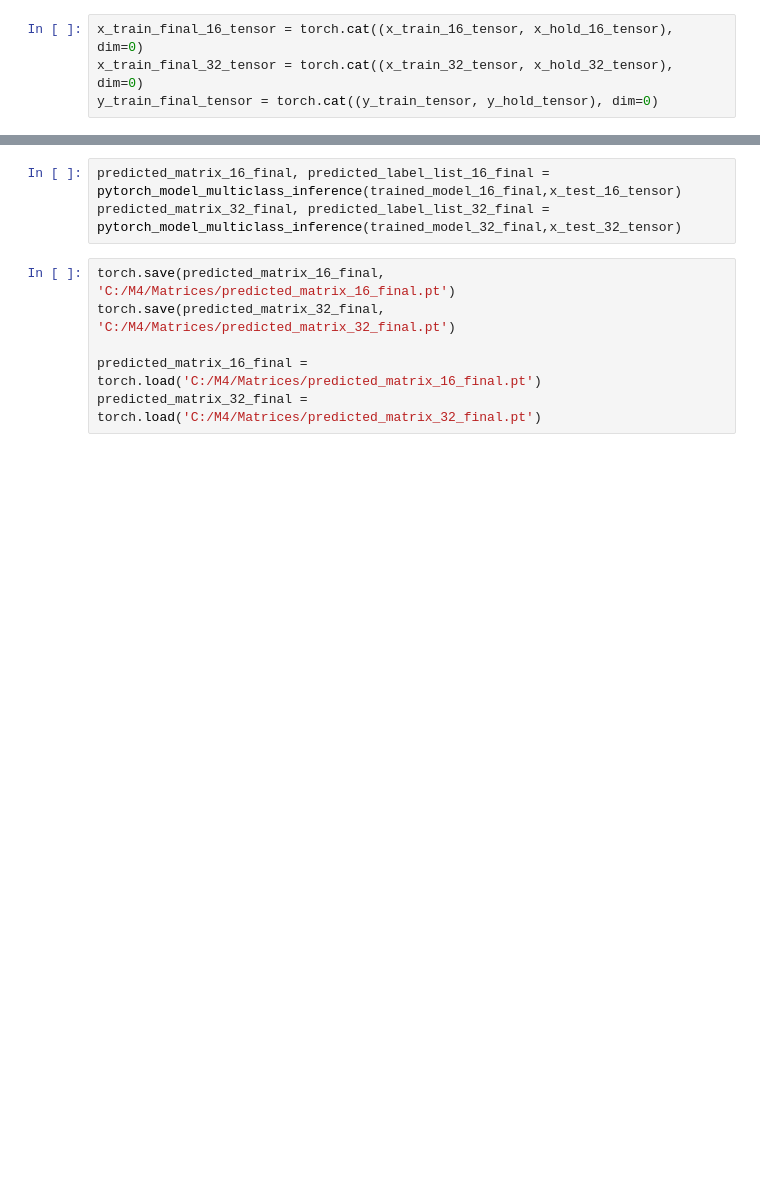
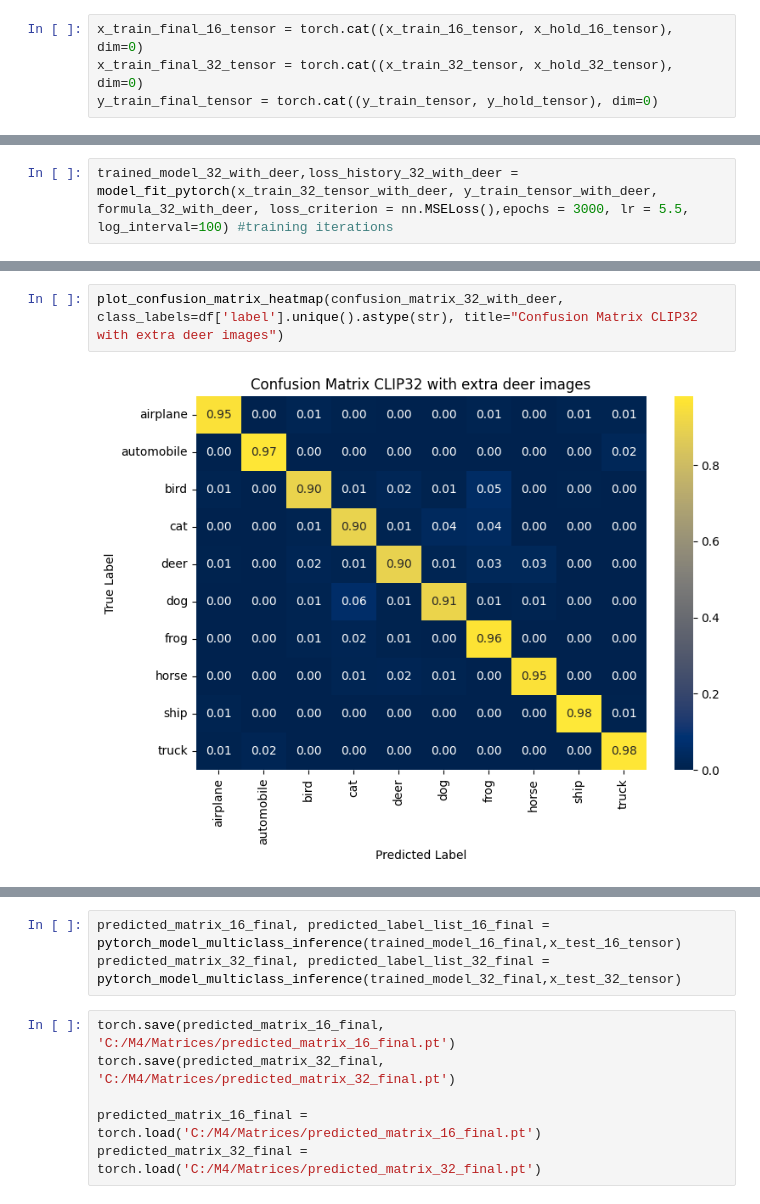
Before and after one commit to IvanLiou/M4, a Jupyter notebook: M4.ipynb, the cells around one changed output, grey strips where cells are left out. Saved outputs shown, nothing was run; the diff lists cells and outputs as text; blank space fills up the shorter version.

```diff
--- a/M4.ipynb
+++ b/M4.ipynb
@@ -530,0 +579,2 @@ y_train_final_tensor = torch.cat((y_train_tensor, y_hold_tensor), dim=0)
+# %%
+trained_model_32_with_deer,loss_history_32_with_deer = model_fit_pytorch(x_train_32_tensor_with_deer, y_train_tensor_with_deer, formula_32_with_deer, loss_criterion = nn.MSELoss(),epochs = 3000, lr = 5.5, log_interval=100) #training iterations
@@ -531,3 +615,7 @@ y_train_final_tensor = torch.cat((y_train_tensor, y_hold_tensor), dim=0)
+# %%
+plot_confusion_matrix_heatmap(confusion_matrix_32_with_deer, class_labels=df['label'].unique().astype(str), title="Confusion Matrix CLIP32 with extra deer images")
+# %% [output]
+[figure, added]
 # %%
 formula_16_final = nn.Sequential(nn.Linear(x_train_16_tensor.shape[1],y_train_tensor.shape[1]))
 formula_32_final = nn.Sequential(nn.Linear(x_train_16_tensor.shape[1],y_train_tensor.shape[1]))
```
Also changed, not shown: parts of 45 cells of this notebook.
